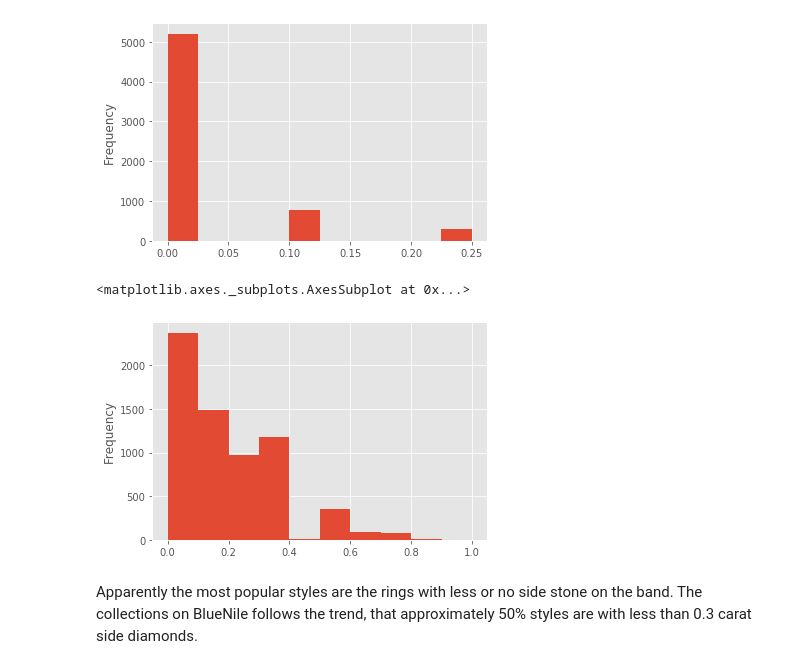
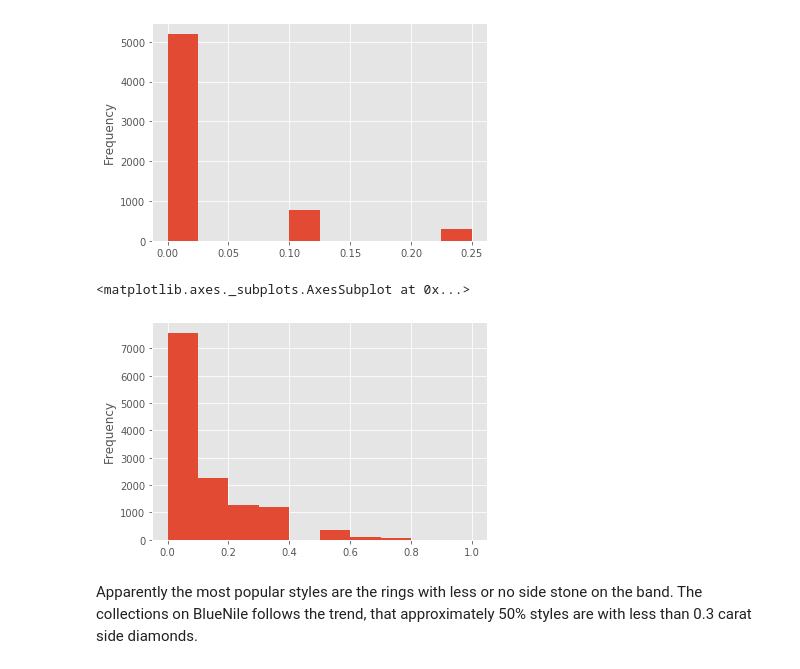
Before and after one commit to chuntao20/python_webscrap_project, a Jupyter notebook: BlueNile_data_analysis.ipynb, the cells around one changed output. Drawn from its saved outputs; the diff is of its cells as text; code cells hidden in the pictures.

```diff
--- a/BlueNile_data_analysis.ipynb
+++ b/BlueNile_data_analysis.ipynb
@@ -162,7 +162,7 @@ popular_styles = ['Classic Six-Prong Solitaire Engagement Ring',
                   'Petite Cathedral Solitaire Engagement Ring',
                   'Petite Diamond Engagement Ring',
                   'Petite Pavé Diamond Engagement Ring']
-data.loc[data['product_name'].isin(popular_styles),'popular'] = True
-data.loc[~data['product_name'].isin(popular_styles),'popular'] = False
+data.loc[data['product_name'].isin(popular_styles),'popular'] = 'popular'
+data.loc[~data['product_name'].isin(popular_styles),'popular'] = 'non-popular'
 data['popular'].value_counts()
 # %% [output]
@@ -356,11 +356,11 @@ popular['side_stone_weight'].plot.hist()
 <matplotlib.axes._subplots.AxesSubplot at 0x...>
 [figure]
 # %%
-non_popular = data[data['popular'] == False]
-non_popular['side_stone_weight'].plot.hist()
+# non_popular = data[data['popular'] == False]
+data['side_stone_weight'].plot.hist()
 # %% [output]
 <matplotlib.axes._subplots.AxesSubplot at 0x...>
-[figure, old version]
+[figure, new version]
 # %% [markdown]
 Apparently the most popular styles are the rings with less or no side stone on the band. The collections on BlueNile follows the trend, that approximately 50% styles are with less than 0.3 carat side diamonds.
 # %% [markdown]
```
Also changed, not shown: parts of 46 cells of this notebook.
